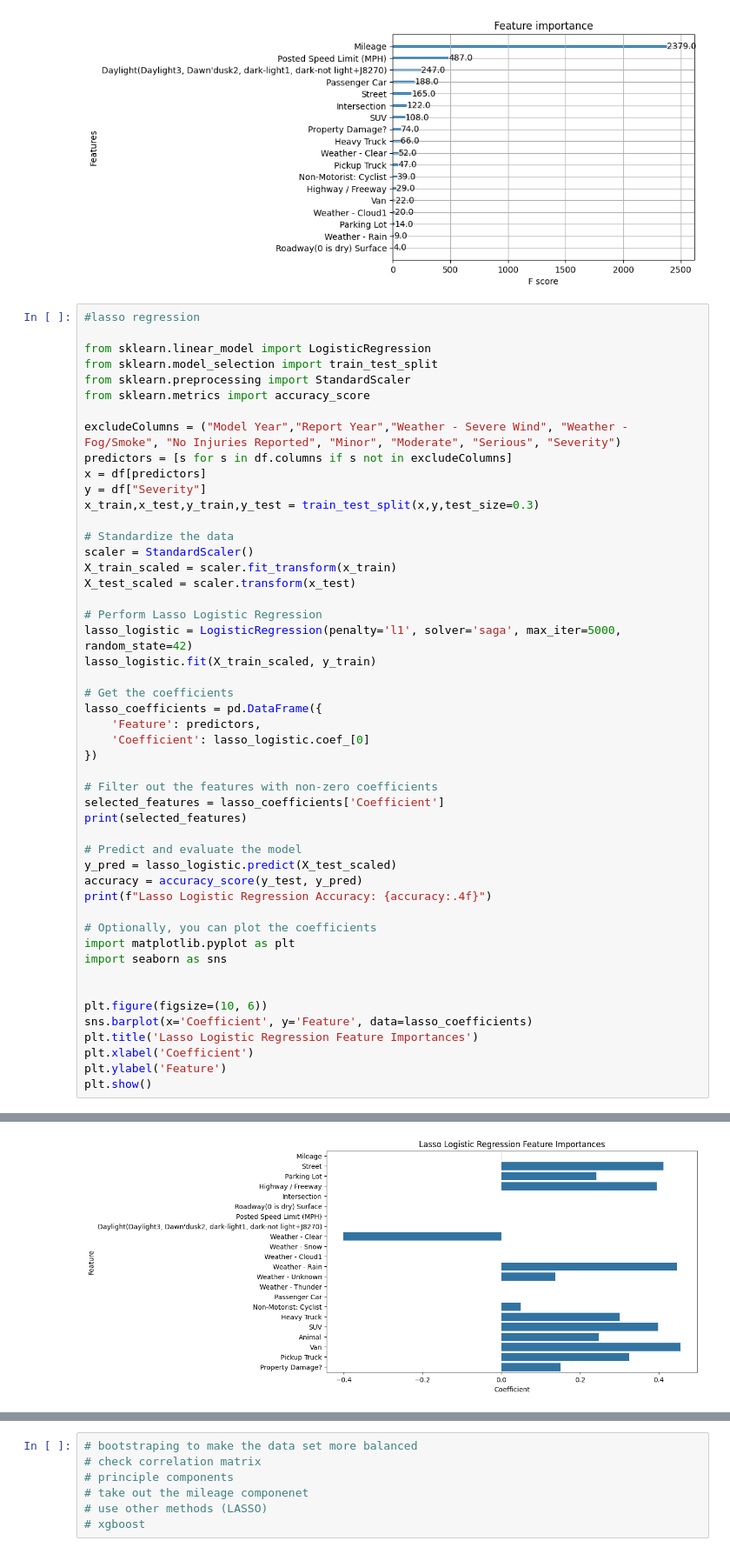
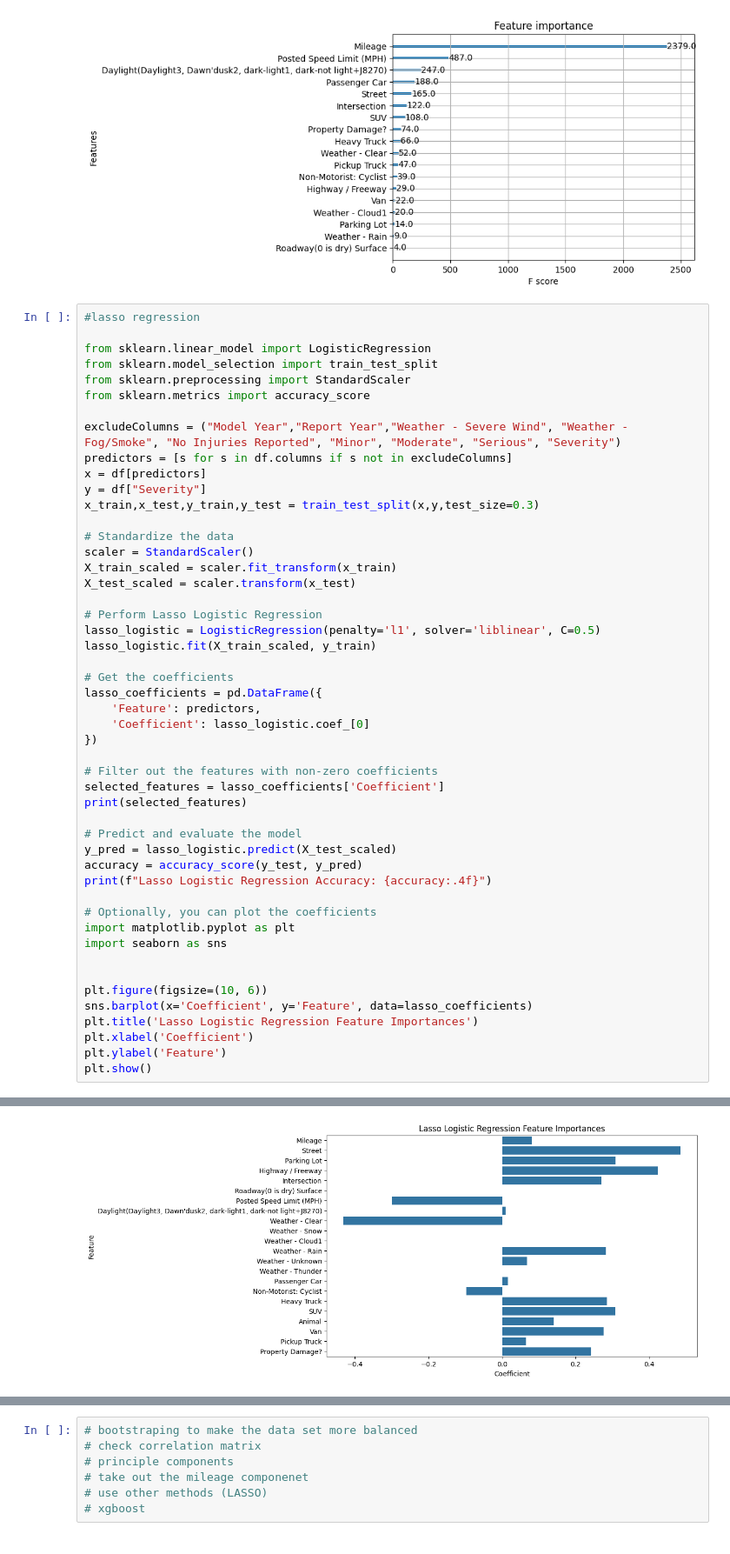
Before and after one commit to Johnnnn08/AV-Traffic-accidents-Analysis, a Jupyter notebook: Data Cleaning.ipynb, the cells around one changed output, grey strips where cells are left out. Shown at 87% size. Cells and saved outputs as stored; diff of their text form.

```diff
--- a/Data Cleaning.ipynb
+++ b/Data Cleaning.ipynb
@@ -389,7 +389,7 @@ X_train_scaled = scaler.fit_transform(x_train)
 X_test_scaled = scaler.transform(x_test)
 
 # Perform Lasso Logistic Regression
-lasso_logistic = LogisticRegression(penalty='l1', solver='saga', max_iter=5000, random_state=42)
+lasso_logistic = LogisticRegression(penalty='l1', solver='liblinear', C=0.5)
 lasso_logistic.fit(X_train_scaled, y_train)
 
 # Get the coefficients
@@ -439 +439 @@ Lasso Logistic Regression Accuracy: 0.8734
-[figure, old version]
+[figure, new version]
```
Also changed, not shown: parts of 2 cells of this notebook.
